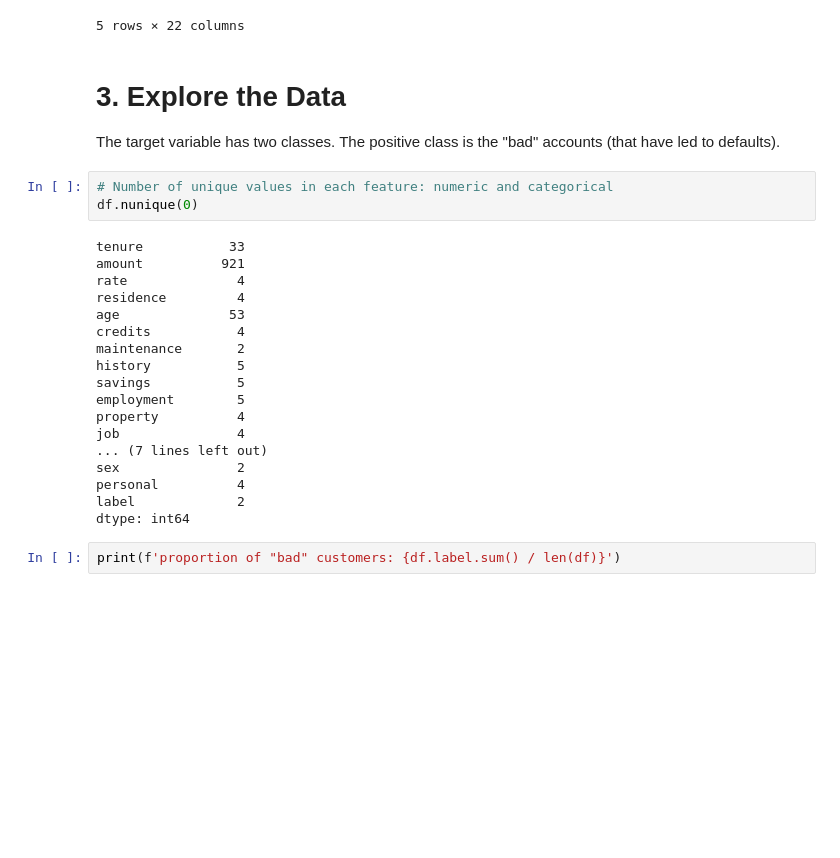
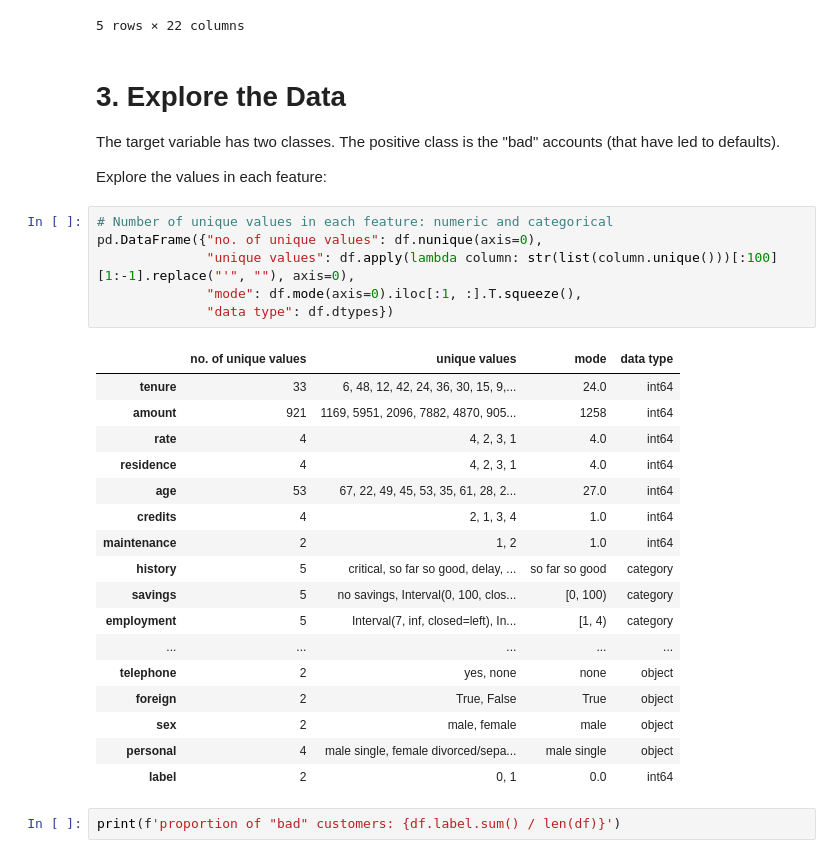
Before and after one commit to leztien/portfolio-project-classification-for-german-credit-database, a Jupyter notebook: exploratory_data_analysis.ipynb, the cells around one changed output. Cells and saved outputs as stored; diff of their text form; blank space fills up the shorter version.

```diff
--- a/exploratory_data_analysis.ipynb
+++ b/exploratory_data_analysis.ipynb
@@ -112,27 +104,32 @@ df.tail()
 # 3. Explore the Data
 
 The target variable has two classes. The positive class is the "bad" accounts (that have led to defaults).
+
+Explore the values in each feature:
-# %%
-# Number of unique values in each feature: numeric and categorical
-df.nunique(0)
-# %% [output]
-tenure           33
-amount          921
-rate              4
-residence         4
-age              53
-credits           4
-maintenance       2
-history           5
-savings           5
-employment        5
-property          4
-job               4
-... (7 lines left out)
-sex               2
-personal          4
-label             2
-dtype: int64
+# %%
+# Number of unique values in each feature: numeric and categorical
+pd.DataFrame({"no. of unique values": df.nunique(axis=0),
+              "unique values": df.apply(lambda column: str(list(column.unique()))[:100][1:-1].replace("'", ""), axis=0),
+              "mode": df.mode(axis=0).iloc[:1, :].T.squeeze(),
+              "data type": df.dtypes})
+# %% [output]
+|  | no. of unique values | unique values | mode | data type |
+| tenure | 33 | 6, 48, 12, 42, 24, 36, 30, 15, 9,... | 24.0 | int64 |
+| amount | 921 | 1169, 5951, 2096, 7882, 4870, 905... | 1258 | int64 |
+| rate | 4 | 4, 2, 3, 1 | 4.0 | int64 |
+| residence | 4 | 4, 2, 3, 1 | 4.0 | int64 |
+| age | 53 | 67, 22, 49, 45, 53, 35, 61, 28, 2... | 27.0 | int64 |
+| credits | 4 | 2, 1, 3, 4 | 1.0 | int64 |
+| maintenance | 2 | 1, 2 | 1.0 | int64 |
+| history | 5 | critical, so far so good, delay, ... | so far so good | category |
+| savings | 5 | no savings, Interval(0, 100, clos... | [0, 100) | category |
+| employment | 5 | Interval(7, inf, closed=left), In... | [1, 4) | category |
+| ... | ... | ... | ... | ... |
+| telephone | 2 | yes, none | none | object |
+| foreign | 2 | True, False | True | object |
+| sex | 2 | male, female | male | object |
+| personal | 4 | male single, female divorced/sepa... | male single | object |
+| label | 2 | 0, 1 | 0.0 | int64 |
 # %%
 print(f'proportion of "bad" customers: {df.label.sum() / len(df)}')
 # %% [output]
```
Also changed, not shown: parts of 4 cells of this notebook, 1 other file.
